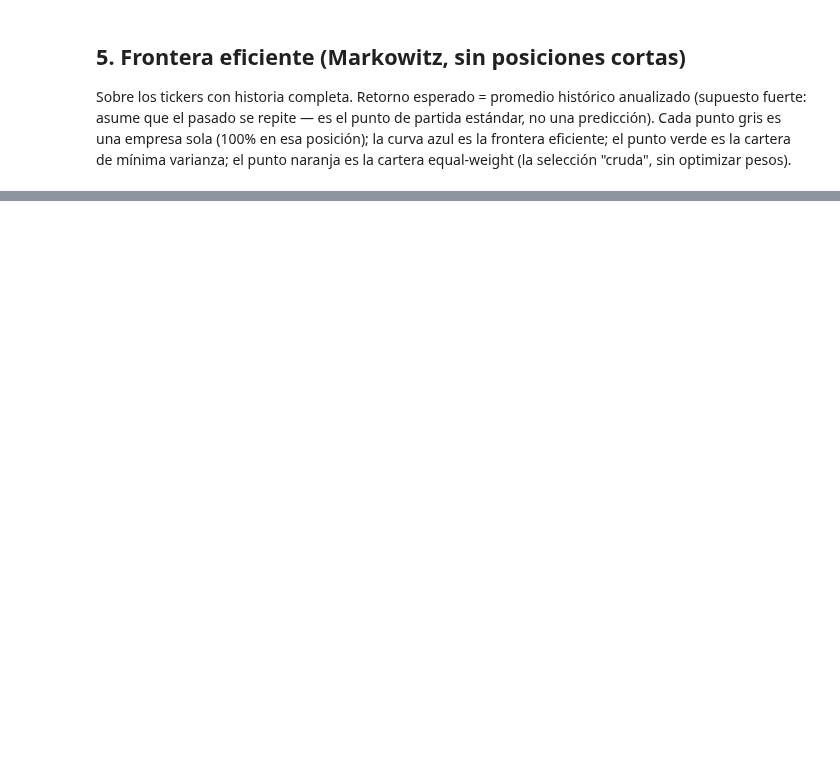
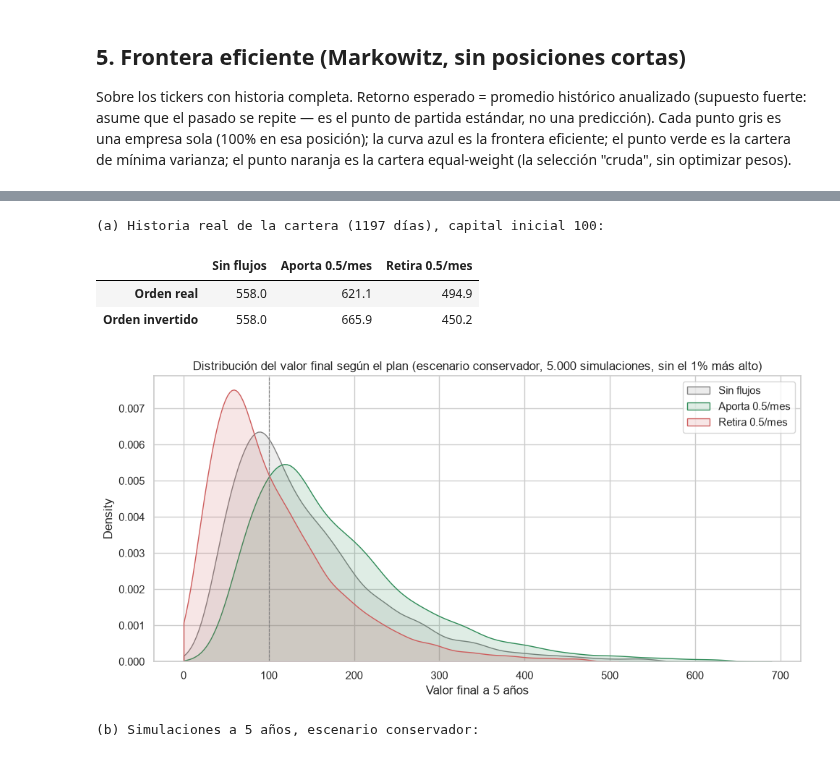
Before and after one commit to esfer98/cedears-data-pipeline, a Jupyter notebook: notebooks/portfolio_analytics.ipynb, the cells around one changed output, grey strips where cells are left out. Drawn from its saved outputs; the diff is of its cells as text; code cells hidden in the pictures; blank space fills up the shorter version.

```diff
--- a/notebooks/portfolio_analytics.ipynb
+++ b/notebooks/portfolio_analytics.ipynb
@@ -299,0 +434,62 @@ Equal-weight -> Retorno esperado: 59.4% | Volatilidad: 31.6%
+# %%
+CAPITAL_INICIAL = 100.0
+FLUJO_MENSUAL = 0.5  # 0.5% del capital inicial por mes (~6% anual) (cada 21 dias habiles), como aporte o como retiro
+
+
+def valor_final(r_sim: np.ndarray, flujo_mensual: float) -> np.ndarray:
+    """Valor final de cada fila de r_sim (n_sims, dias) con un flujo cada 21 dias. No baja de cero."""
+    v = np.full(len(r_sim), CAPITAL_INICIAL)
+    for d in range(r_sim.shape[1]):
+        v = v * (1 + r_sim[:, d])
+        if (d + 1) % 21 == 0:
+            v = np.maximum(v + flujo_mensual, 0)
+    return v
+
+
+planes = {"Sin flujos": 0.0, f"Aporta {FLUJO_MENSUAL:g}/mes": FLUJO_MENSUAL, f"Retira {FLUJO_MENSUAL:g}/mes": -FLUJO_MENSUAL}
+
+# (a) mismos retornos, orden real vs. invertido
+ordenes = {"Orden real": ret_cartera[None, :], "Orden invertido": ret_cartera[::-1][None, :]}
+tabla_orden = pd.DataFrame({plan: {o: valor_final(r, f)[0] for o, r in ordenes.items()} for plan, f in planes.items()})
+print(f"(a) Historia real de la cartera ({len(ret_cartera)} días), capital inicial {CAPITAL_INICIAL:g}:")
+display(tabla_orden.round(1))
+
+# (b) simulaciones a 5 años, escenario conservador
+sim_5a = bootstrap_bloques(ret_conservador, 1260, n_sims=5_000)
+ret_primer_anio = np.prod(1 + sim_5a[:, :252], axis=1) - 1
+ret_ultimo_anio = np.prod(1 + sim_5a[:, -252:], axis=1) - 1
+
+filas_seq = []
+finales = {}
+for plan, f in planes.items():
+    final = valor_final(sim_5a, f)
+    finales[plan] = final
+    filas_seq.append({
+        "plan": plan,
+        "valor final mediano": np.median(final),
+        "peor 5%": np.quantile(final, 0.05),
+        "mediano si el 1er año fue de los peores (tercil bajo)": np.median(final[ret_primer_anio <= np.quantile(ret_primer_anio, 1 / 3)]),
+        "mediano si el último año fue de los peores (tercil bajo)": np.median(final[ret_ultimo_anio <= np.quantile(ret_ultimo_anio, 1 / 3)]),
+        "correlación con retorno del 1er año": np.corrcoef(final, ret_primer_anio)[0, 1],
+        "correlación con retorno del último año": np.corrcoef(final, ret_ultimo_anio)[0, 1],
+    })
+
+fig, ax = plt.subplots(figsize=(10, 5))
+for plan, color in zip(planes, ["grey", "seagreen", "indianred"]):
+    sns.kdeplot(finales[plan][finales[plan] <= np.quantile(finales[plan], 0.99)], ax=ax, clip=(0, None), label=plan, color=color, fill=True, alpha=0.15)
+ax.axvline(CAPITAL_INICIAL, color="grey", linewidth=0.8, linestyle="--")
+ax.set_xlabel("Valor final a 5 años")
+ax.set_title("Distribución del valor final según el plan (escenario conservador, 5.000 simulaciones, sin el 1% más alto)")
+ax.legend()
+plt.tight_layout()
+plt.show()
+
+print("(b) Simulaciones a 5 años, escenario conservador:")
+pd.DataFrame(filas_seq).set_index("plan").round(2)
+# %% [output]
+(a) Historia real de la cartera (1197 días), capital inicial 100:
+|  | Sin flujos | Aporta 0.5/mes | Retira 0.5/mes |
+| Orden real | 558.0 | 621.1 | 494.9 |
+| Orden invertido | 558.0 | 665.9 | 450.2 |
+[figure, added]
+(b) Simulaciones a 5 años, escenario conservador:
```
Also changed, not shown: parts of 14 cells of this notebook, 1 other file.
